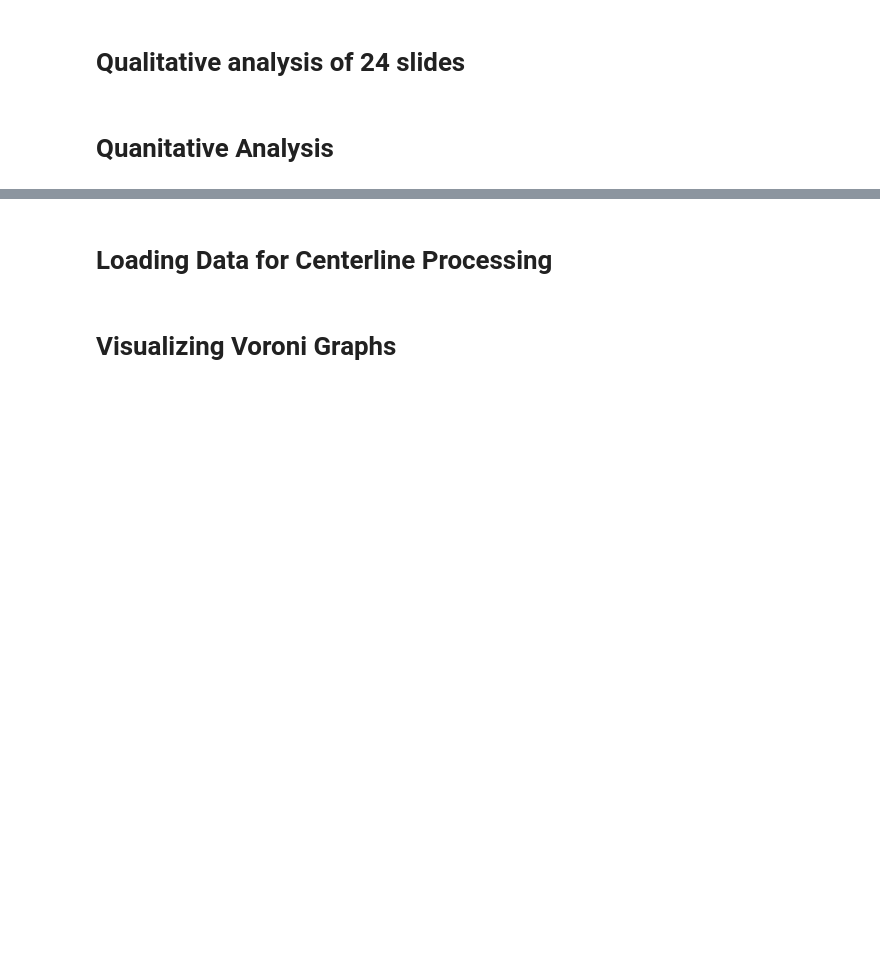
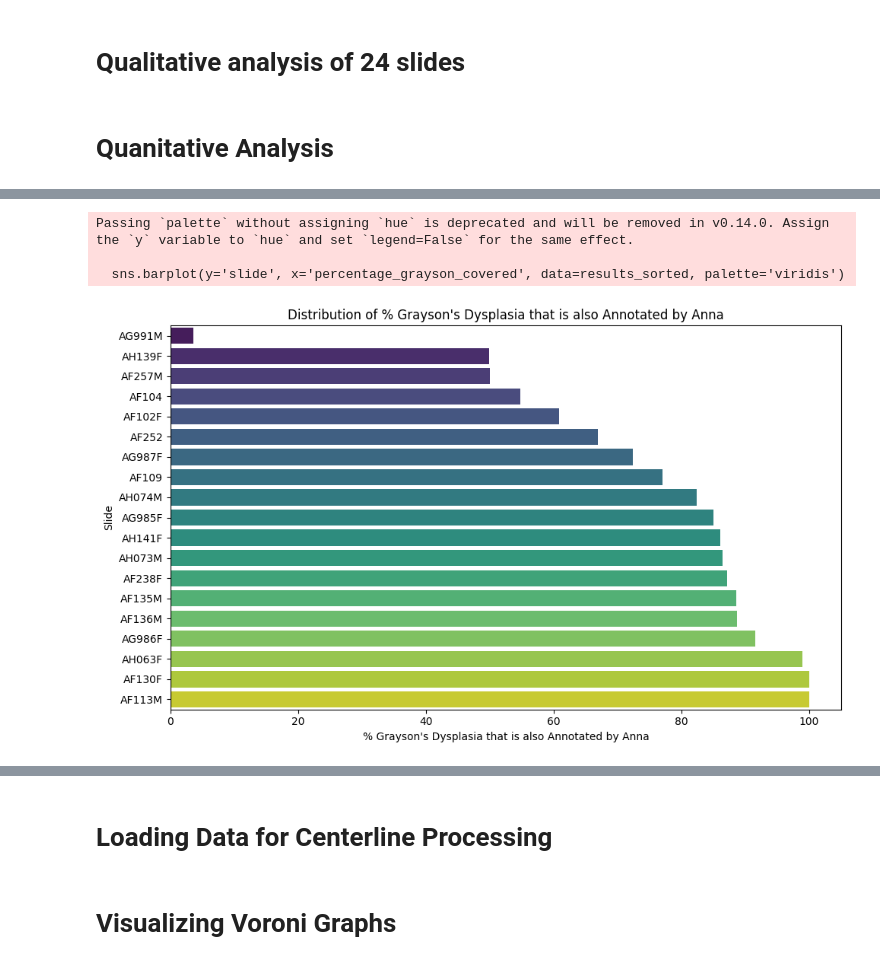
Before and after one commit to Satanna1/Cancer_Project_2025, a Jupyter notebook: Qualitative_Notebook.ipynb, the cells around one changed output, grey strips where cells are left out. Drawn from its saved outputs; the diff is of its cells as text; code cells hidden in the pictures; blank space fills up the shorter version.

Commit message:
updated to get graphs of percent Grayson labelled by Anna etc for all slides

```diff
--- a/Qualitative_Notebook.ipynb
+++ b/Qualitative_Notebook.ipynb
@@ -678,6 +678,8 @@ else:
 # %%
 import pandas as pd
 import slideflow as sf
+
+#update to also track % grayson's and anna's dysplasia that overlaps with each other
 
 #create output datafrae that will store the iou for each slide
 results = pd.DataFrame(columns=["slide", "iou"])
@@ -714,10 +716,30 @@ for csv_file in os.listdir(grayson_dir):
 
         intersection_area, iou, dice = compute_overlap_metrics(dys_union_grayson, dys_union_anna)
 
+        dys_area_grayson = dys_union_grayson.area
+        dys_area_anna = dys_union_anna.area
+
+        #Percentage of Grayson's dysplasia that is also annotated by Anna
+        #(Tells us how much Anna agrees with Grayson's annotations)
+        if dys_area_grayson > 0:
+            percentage_grayson_covered = (intersection_area / dys_area_grayson) * 100
+        else:
+            percentage_grayson_covered = 0
+
+        #Percentage of Anna's dysplasia that is also annotated by Grayson
+        #(Tells us how much Grayson agrees with Anna's annotations)
+        if dys_area_anna > 0:
+            percentage_anna_covered = (intersection_area / dys_area_anna) * 100
+        else:
+            percentage_anna_covered = 0
+
+
         #output to dataframe
         new_result = pd.DataFrame({
             "slide": [base_name],
-            "iou": [iou]
+            "iou": [iou],
+            "percentage_grayson_covered": [percentage_grayson_covered],
+            "percentage_anna_covered": [percentage_anna_covered]
         })
 
         #add new result to results dataframe
@@ -757,0 +842,26 @@ plt.show()
+# %%
+import seaborn as sns
+import matplotlib.pyplot as plt
+
+# Sort the results by % grayson's dysplasia that is also annotated by Anna
+results_sorted = results.sort_values('percentage_grayson_covered', ascending=True)
+
+# Create a figure for the plot
+plt.figure(figsize=(10, 6))  # Doubled width to 20
+
+# Create a horizontal bar graph for slides and iou
+sns.barplot(y='slide', x='percentage_grayson_covered', data=results_sorted, palette='viridis')
+
+# Set the title and labels
+plt.title("Distribution of % Grayson's Dysplasia that is also Annotated by Anna")
+plt.ylabel("Slide")
+plt.xlabel("% Grayson's Dysplasia that is also Annotated by Anna")
+
+# Show the plot
+plt.tight_layout()  # Adjust layout to make room for labels
+plt.show()
+# %% [output]
+Passing `palette` without assigning `hue` is deprecated and will be removed in v0.14.0. Assign the `y` variable to `hue` and set `legend=False` for the same effect.
+
+  sns.barplot(y='slide', x='percentage_grayson_covered', data=results_sorted, palette='viridis')
+[figure, added]
```
Also changed, not shown: parts of 21 cells of this notebook, 2 other files.
